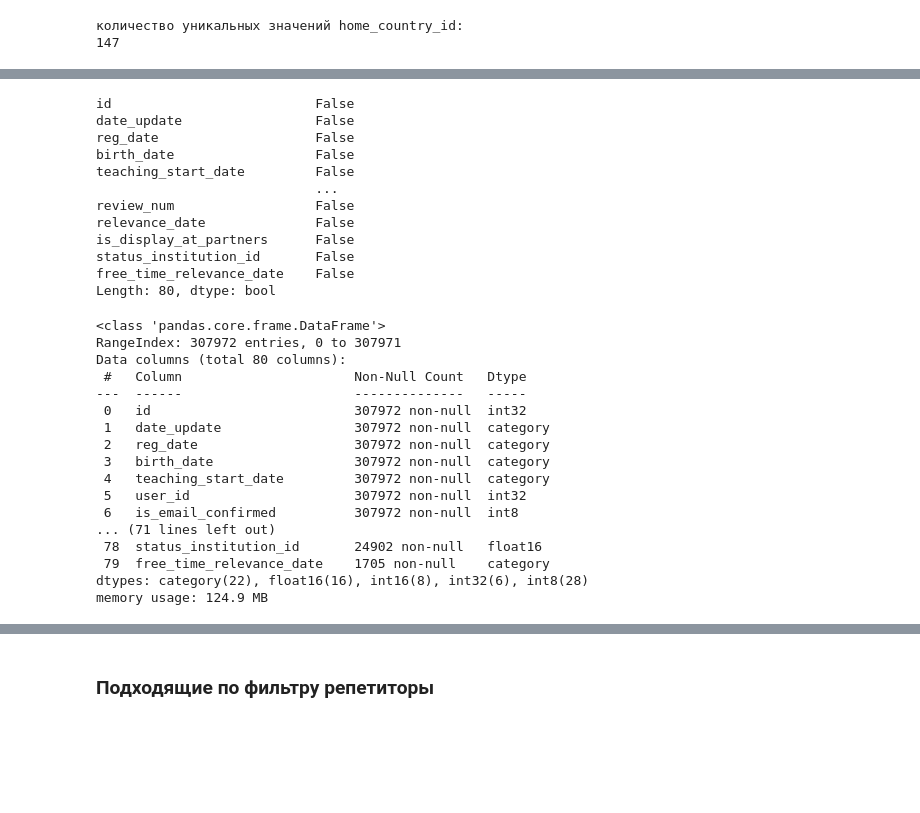
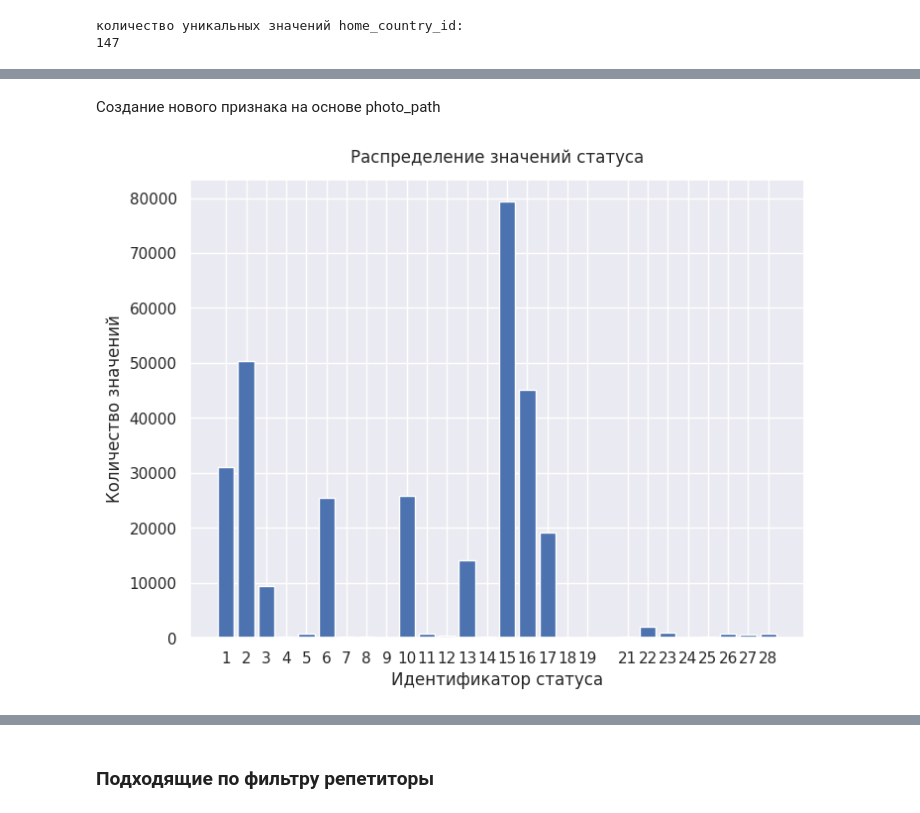
Before and after one commit to denis-42ds/classification_of_payment_requests, a Jupyter notebook: classification_of_payment_requests.ipynb, the cells around one changed output, grey strips where cells are left out. Drawn from its saved outputs; the diff is of its cells as text; code cells hidden in the pictures; blank space fills up the shorter version.

```diff
--- a/classification_of_payment_requests.ipynb
+++ b/classification_of_payment_requests.ipynb
@@ -1097,34 +1054,23 @@ Categories (121897, object): ['\tНоситель языка', '\n', '\n\n', '\n
+# %% [markdown]
+Создание нового признака на основе photo_path
 # %%
+teachers_info['photo_path'] = teachers_info['photo_path'].astype(str)
+teachers_info['photo_path'].fillna('No Photo', inplace=True)
+teachers_info['has_photo'] = (teachers_info['photo_path']
+                              .apply(lambda x: 1 if pd.notnull(x) else 0)
+                              .astype(np.int8))
-# %% [output]
-id                          False
-date_update                 False
-reg_date                    False
-birth_date                  False
-teaching_start_date         False
-                            ...
-review_num                  False
-relevance_date              False
-is_display_at_partners      False
-status_institution_id       False
-free_time_relevance_date    False
-Length: 80, dtype: bool
-# %%
-teachers_info.info()
-# %% [output]
-<class 'pandas.core.frame.DataFrame'>
-RangeIndex: 307972 entries, 0 to 307971
-Data columns (total 80 columns):
- #   Column                      Non-Null Count   Dtype
----  ------                      --------------   -----
- 0   id                          307972 non-null  int32
- 1   date_update                 307972 non-null  category
- 2   reg_date                    307972 non-null  category
- 3   birth_date                  307972 non-null  category
- 4   teaching_start_date         307972 non-null  category
- 5   user_id                     307972 non-null  int32
- 6   is_email_confirmed          307972 non-null  int8
-... (71 lines left out)
- 78  status_institution_id       24902 non-null   float16
- 79  free_time_relevance_date    1705 non-null    category
-dtypes: category(22), float16(16), int16(8), int32(6), int8(28)
-memory usage: 124.9 MB
+# %%
+# print(f"""уникальные значения rating_id:
+# {teachers_info['rating_id'].value_counts().sort_index(ascending=False)}""")
+
+plt.figure(figsize=(8, 6))
+plt.bar(teachers_info['rating_id'].value_counts().sort_values(ascending=True).index.tolist(),
+        teachers_info['rating_id'].value_counts().sort_values(ascending=True).tolist())
+
+plt.xlabel('Идентификатор статуса')
+plt.xticks(teachers_info['rating_id'].value_counts().sort_index(ascending=True).index.tolist())
+plt.ylabel('Количество значений')
+plt.title('Распределение значений статуса', fontsize=12, y=1.02)
+plt.show()
+# %% [output]
+[figure, added]
```
Also changed, not shown: parts of 43 cells of this notebook.
